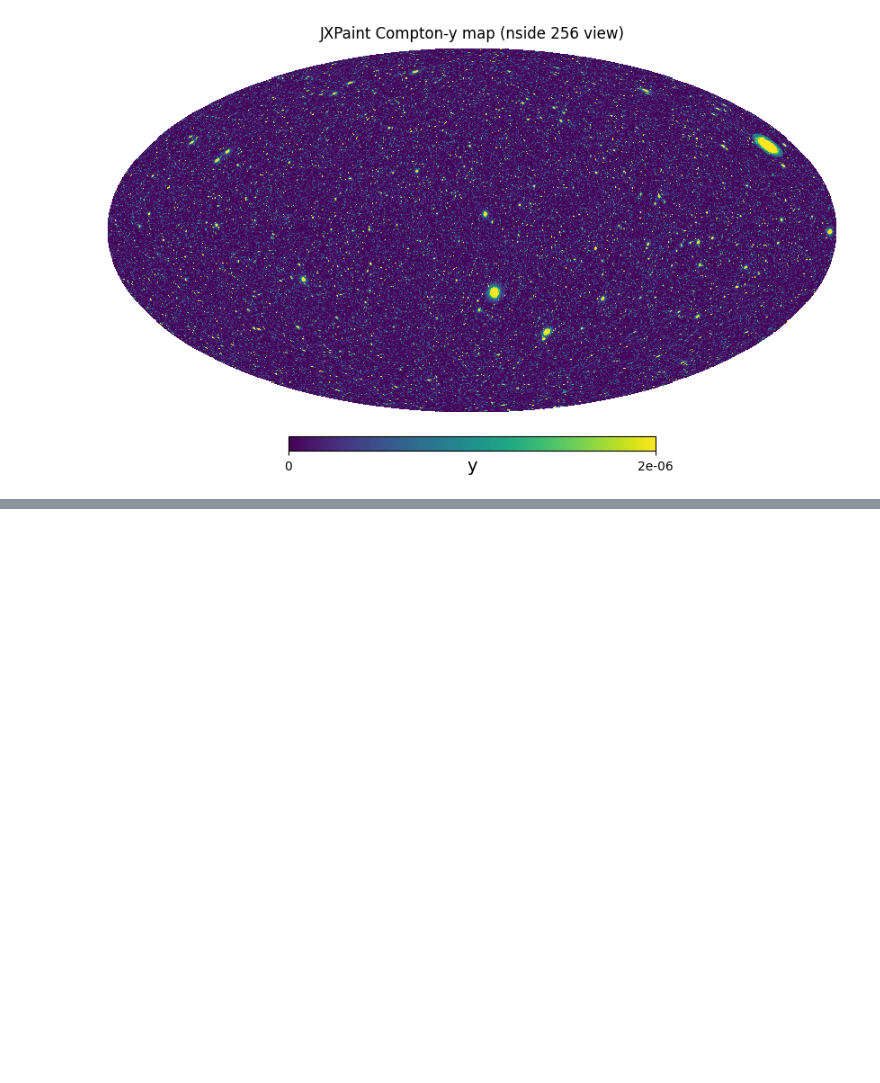
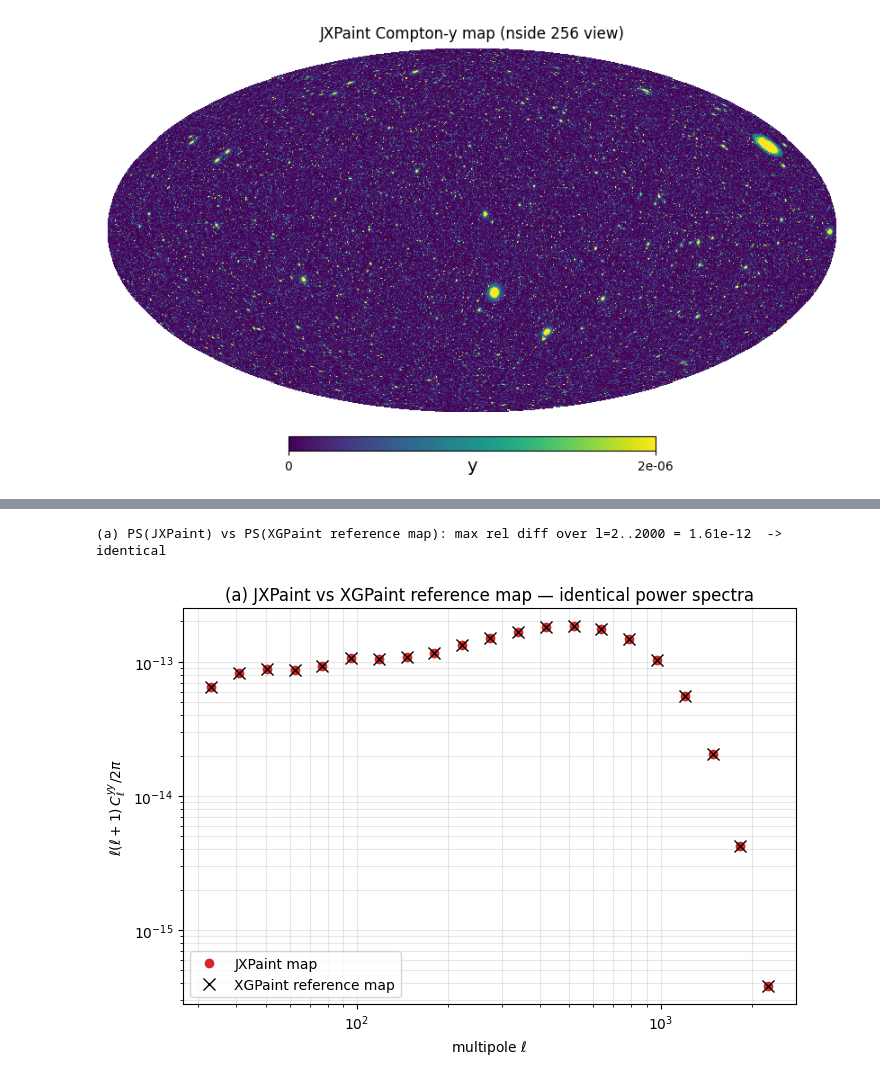
Before and after one commit to licongxu/JXPaint, a Jupyter notebook: tutorials/01_quickstart.ipynb, the cells around one changed output, grey strips where cells are left out. Cells and saved outputs as stored; diff of their text form; code cells hidden in the pictures; blank space fills up the shorter version.

```diff
--- a/tutorials/01_quickstart.ipynb
+++ b/tutorials/01_quickstart.ipynb
@@ -127,0 +131,25 @@ $b_\ell^2$ for a like-for-like comparison.
+# %%
+lmax = 2500
+cl     = hp.anafast(m,   lmax=lmax)     # JXPaint map
+cl_ref = hp.anafast(ref, lmax=lmax)     # XGPaint reference map
+ell = np.arange(lmax + 1)
+
+reldiff = np.abs(cl[2:2001] - cl_ref[2:2001]) / np.abs(cl_ref[2:2001])
+print(f"(a) PS(JXPaint) vs PS(XGPaint reference map): "
+      f"max rel diff over l=2..2000 = {reldiff.max():.2e}  ->  identical")
+
+Dl = lambda L, c: L*(L+1)*c/(2*np.pi)
+edges = np.unique(np.logspace(np.log10(30), np.log10(lmax), 22).astype(int))
+lb = 0.5*(edges[1:] + edges[:-1])
+clb    = np.array([cl[edges[i]:edges[i+1]].mean()     for i in range(len(edges)-1)])
+clb_rf = np.array([cl_ref[edges[i]:edges[i+1]].mean() for i in range(len(edges)-1)])
+
+plt.figure(figsize=(7.2, 5))
+plt.loglog(lb, Dl(lb, clb),    "o", color="C3", label="JXPaint map")
+plt.loglog(lb, Dl(lb, clb_rf), "x", color="k",  ms=9, label="XGPaint reference map")
+plt.xlabel(r"multipole $\ell$"); plt.ylabel(r"$\ell(\ell+1)\,C_\ell^{yy}/2\pi$")
+plt.title("(a) JXPaint vs XGPaint reference map — identical power spectra")
+plt.legend(); plt.grid(alpha=.3, which="both"); plt.tight_layout(); plt.show()
+# %% [output]
+(a) PS(JXPaint) vs PS(XGPaint reference map): max rel diff over l=2..2000 = 1.61e-12  ->  identical
+[figure, added]
```
Also changed, not shown: parts of 7 cells of this notebook, 4 other files.
